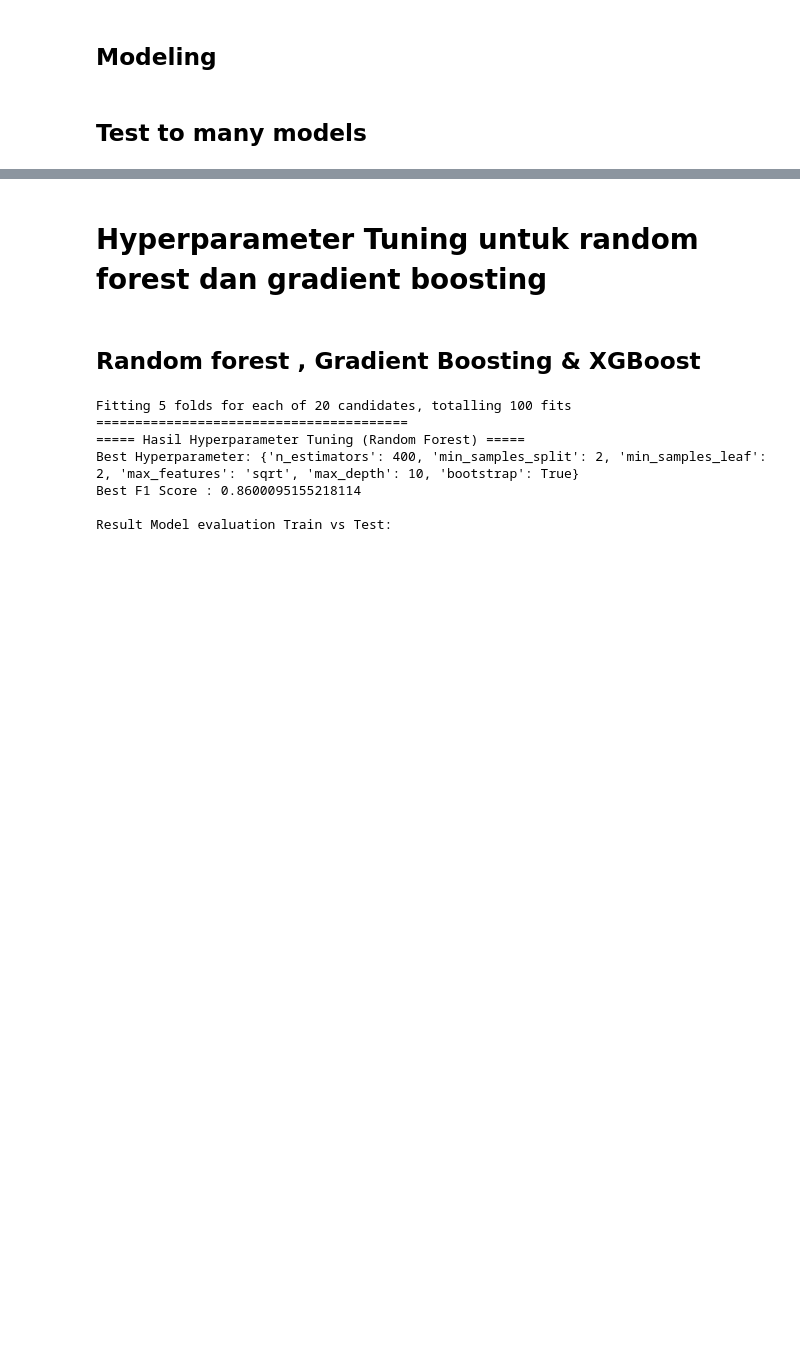
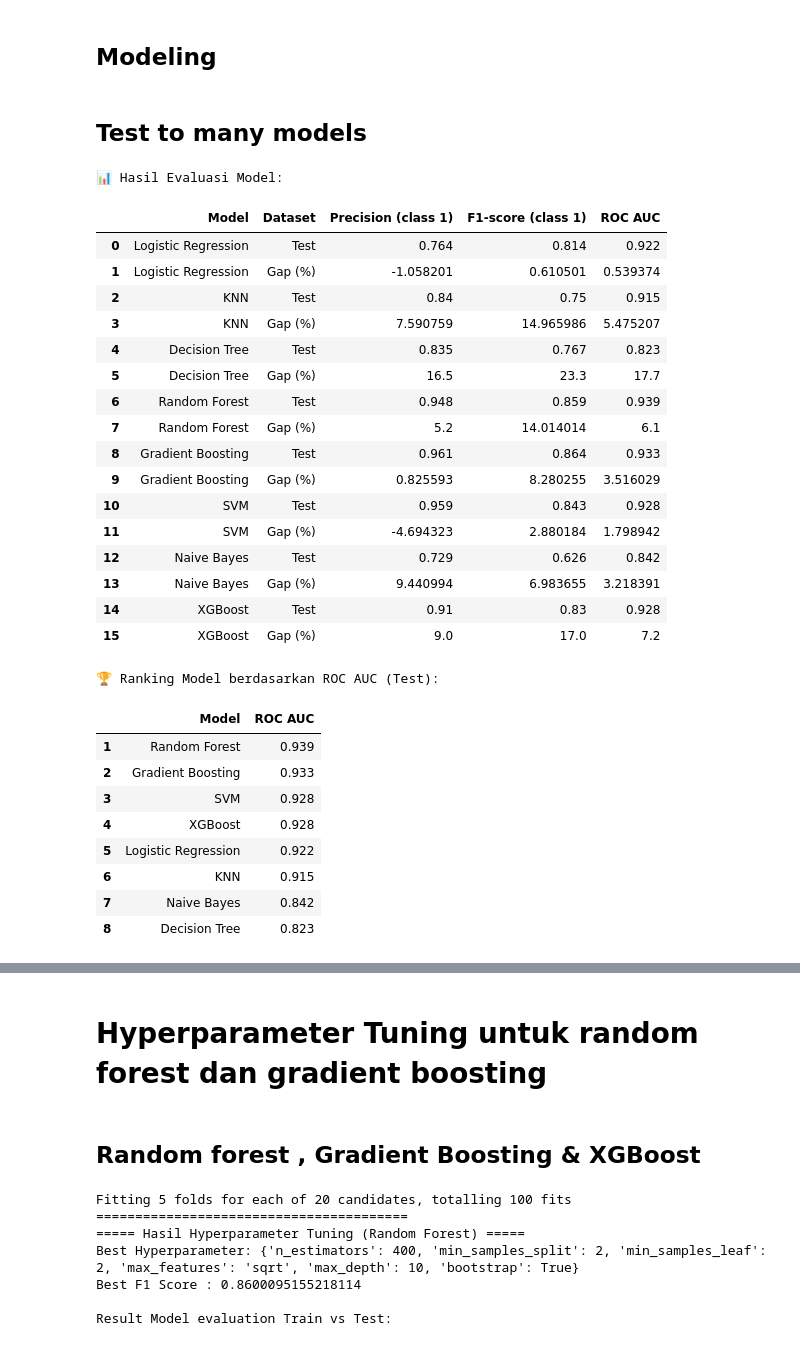
Before and after one commit to agirahmawandi/stage_3_L, a Jupyter notebook: Stage2_Mode_evaluation.ipynb, the cells around one changed output, grey strips where cells are left out. Cells and saved outputs as stored; diff of their text form; code cells hidden in the pictures; blank space fills up the shorter version.

```diff
--- a/Stage2_Mode_evaluation.ipynb
+++ b/Stage2_Mode_evaluation.ipynb
@@ -538,23 +344,52 @@ def evaluate_models(models, X_train, y_train, X_test, y_test, save_csv=True):
 # %%
-# models = {
-#     "Logistic Regression": LogisticRegression(max_iter=1000, random_state=42,class_weight="balanced"),
-#     "KNN": KNeighborsClassifier(),
-#     "Decision Tree": DecisionTreeClassifier(random_state=42),
-#     "Random Forest": RandomForestClassifier(random_state=42),
-#     "Gradient Boosting": GradientBoostingClassifier(random_state=42),
-#     "SVM": SVC(probability=True, random_state=42),
-#     "Naive Bayes": GaussianNB(),
-#     "XGBoost": XGBClassifier(
-#         eval_metric="logloss",
-#         random_state=42
-#     )
-# }
+models = {
+    "Logistic Regression": LogisticRegression(max_iter=1000, random_state=42,class_weight="balanced"),
+    "KNN": KNeighborsClassifier(),
+    "Decision Tree": DecisionTreeClassifier(random_state=42),
+    "Random Forest": RandomForestClassifier(random_state=42),
+    "Gradient Boosting": GradientBoostingClassifier(random_state=42),
+    "SVM": SVC(probability=True, random_state=42),
+    "Naive Bayes": GaussianNB(),
+    "XGBoost": XGBClassifier(
+        eval_metric="logloss",
+        random_state=42
+    )
+}
 
-# # ==== Panggil fungsi ====
-# final_results, ranking = evaluate_models(models, X_train_transformed, y_train, X_test_transformed, y_test)
+# ==== Panggil fungsi ====
+final_results, ranking = evaluate_models(models, X_train_transformed, y_train, X_test_transformed, y_test)
 
-# print("\n📊 Hasil Evaluasi Model:")
-# display(final_results)
+print("\n📊 Hasil Evaluasi Model:")
+display(final_results)
 
-# print("\n🏆 Ranking Model berdasarkan ROC AUC (Test):")
-# display(ranking)
+print("\n🏆 Ranking Model berdasarkan ROC AUC (Test):")
+display(ranking)
+# %% [output]
+📊 Hasil Evaluasi Model:
+|  | Model | Dataset | Precision (class 1) | F1-score (class 1) | ROC AUC |
+| 0 | Logistic Regression | Test | 0.764 | 0.814 | 0.922 |
+| 1 | Logistic Regression | Gap (%) | -1.058201 | 0.610501 | 0.539374 |
+| 2 | KNN | Test | 0.84 | 0.75 | 0.915 |
+| 3 | KNN | Gap (%) | 7.590759 | 14.965986 | 5.475207 |
+| 4 | Decision Tree | Test | 0.835 | 0.767 | 0.823 |
+| 5 | Decision Tree | Gap (%) | 16.5 | 23.3 | 17.7 |
+| 6 | Random Forest | Test | 0.948 | 0.859 | 0.939 |
+| 7 | Random Forest | Gap (%) | 5.2 | 14.014014 | 6.1 |
+| 8 | Gradient Boosting | Test | 0.961 | 0.864 | 0.933 |
+| 9 | Gradient Boosting | Gap (%) | 0.825593 | 8.280255 | 3.516029 |
+| 10 | SVM | Test | 0.959 | 0.843 | 0.928 |
+| 11 | SVM | Gap (%) | -4.694323 | 2.880184 | 1.798942 |
+| 12 | Naive Bayes | Test | 0.729 | 0.626 | 0.842 |
+| 13 | Naive Bayes | Gap (%) | 9.440994 | 6.983655 | 3.218391 |
+| 14 | XGBoost | Test | 0.91 | 0.83 | 0.928 |
+| 15 | XGBoost | Gap (%) | 9.0 | 17.0 | 7.2 |
+🏆 Ranking Model berdasarkan ROC AUC (Test):
+|  | Model | ROC AUC |
+| 1 | Random Forest | 0.939 |
+| 2 | Gradient Boosting | 0.933 |
+| 3 | SVM | 0.928 |
+| 4 | XGBoost | 0.928 |
+| 5 | Logistic Regression | 0.922 |
+| 6 | KNN | 0.915 |
+| 7 | Naive Bayes | 0.842 |
+| 8 | Decision Tree | 0.823 |
```
Also changed, not shown: parts of 14 cells of this notebook.
